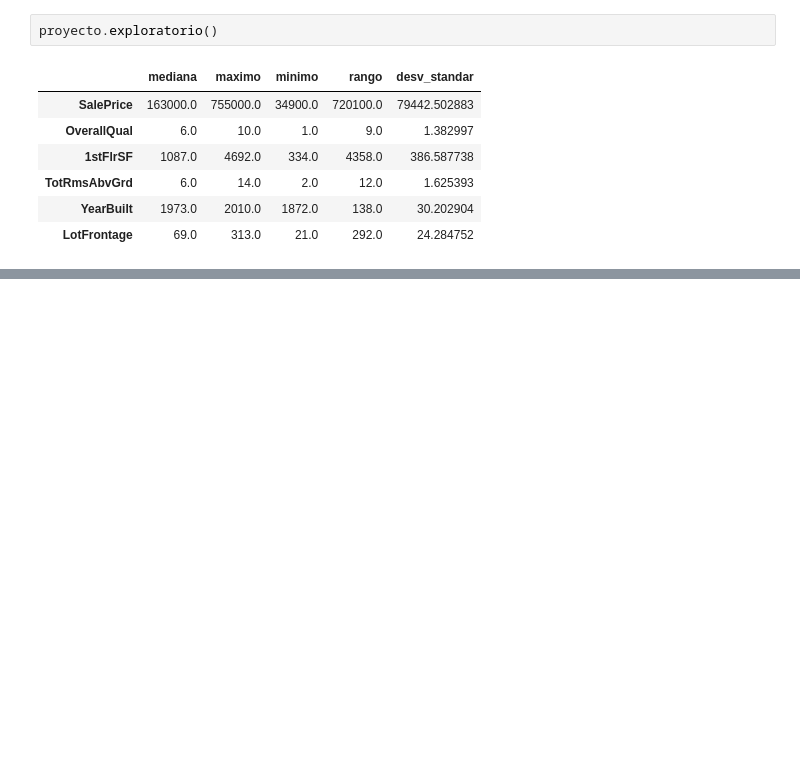
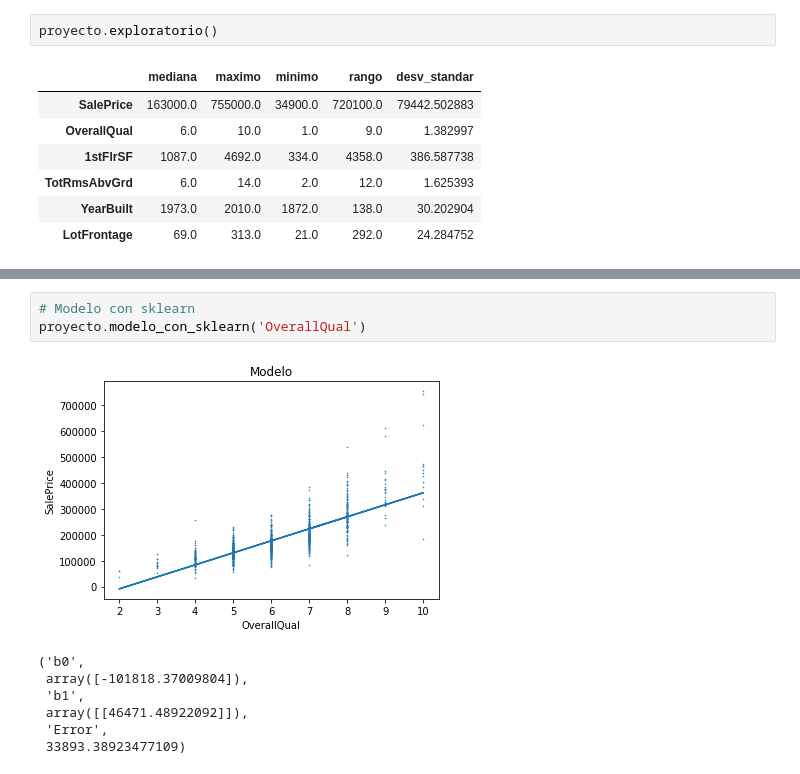
Before and after one commit to JMercar/proyecto_python, a Jupyter notebook: proyecto.ipynb, the cells around one changed output, grey strips where cells are left out. Saved outputs shown, nothing was run; the diff lists cells and outputs as text; blank space fills up the shorter version.

```diff
--- a/proyecto.ipynb
+++ b/proyecto.ipynb
@@ -415,0 +469,11 @@ proyecto.manual('OverallQual', 500, 10, 0.050)
+# %%
+# Modelo con sklearn
+proyecto.modelo_con_sklearn('OverallQual')
+# %% [output]
+[figure, added]
+('b0',
+ array([-101818.37009804]),
+ 'b1',
+ array([[46471.48922092]]),
+ 'Error',
+ 33893.38923477109)
```
Also changed, not shown: parts of 11 cells of this notebook.
